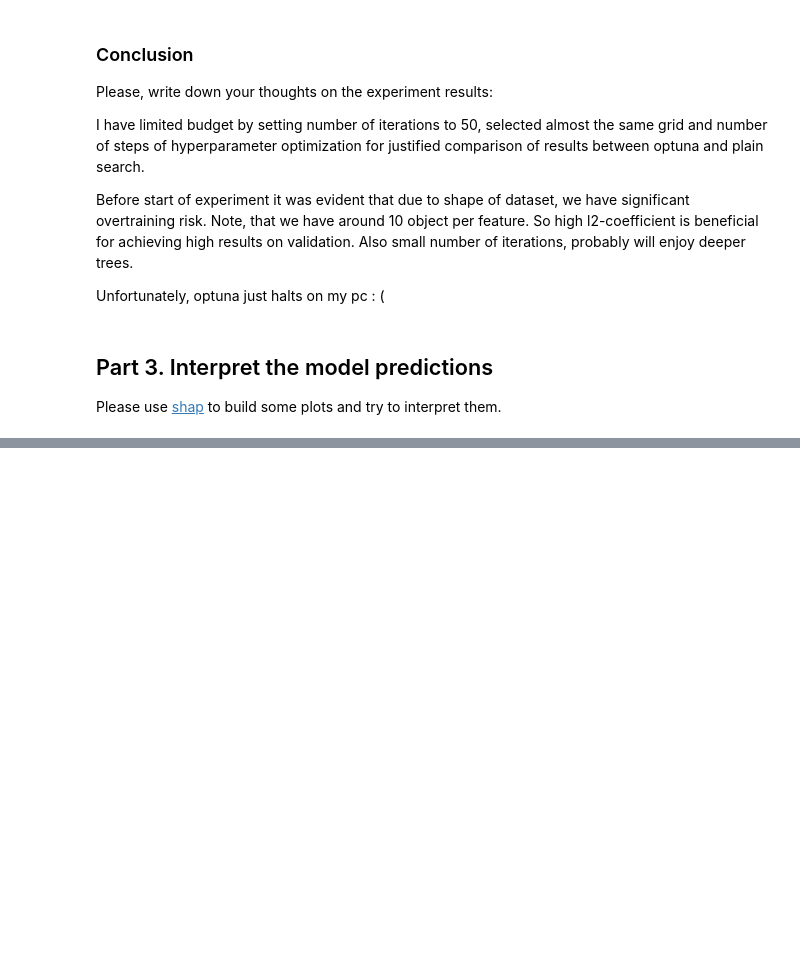
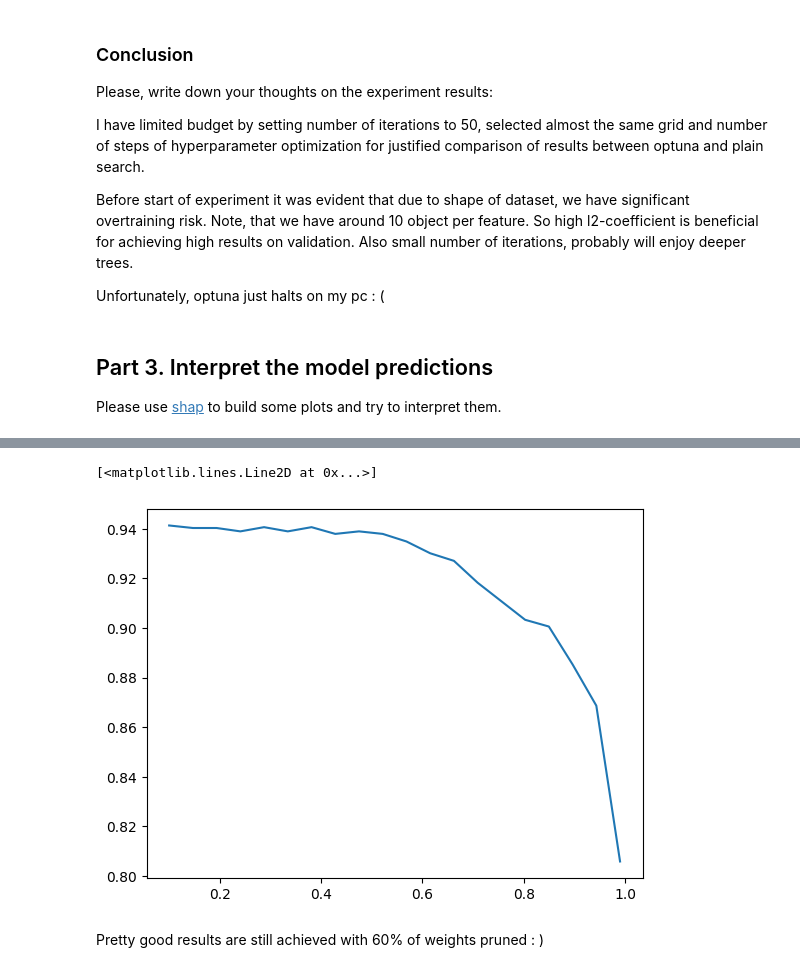
Before and after one commit to NMashalov/GirafeMLAutumn2024, a Jupyter notebook: homeworks/lab_02/lab02_boosting_and_explanation.ipynb, the cells around one changed output, grey strips where cells are left out. Drawn from its saved outputs; the diff is of its cells as text; code cells hidden in the pictures; blank space fills up the shorter version.

```diff
--- a/homeworks/lab_02/lab02_boosting_and_explanation.ipynb
+++ b/homeworks/lab_02/lab02_boosting_and_explanation.ipynb
@@ -257,0 +295,17 @@ Your thoughts about the plots and model behaviour:
+# %%
+import copy
+right_coef = copy.deepcopy(model.coef_)
+# %%
+import scipy.stats as sps
+results = []
+thresholds = np.linspace(0.1,0.99,20)
+for threshold in thresholds:
+    model.coef_ = np.where(np.abs(right_coef) > sps.norm.ppf(0.5+0.5*threshold) * right_coef.reshape(-1).std(), right_coef,0)
+    results.append(np.mean(model.predict(X_test_pca) == y_test))
+# %%
+plt.plot(thresholds,results)
+# %% [output]
+[<matplotlib.lines.Line2D at 0x...>]
+[figure, added]
+# %% [markdown]
+Pretty good results are still achieved with 60% of weights pruned : )
```
Also changed, not shown: parts of 10 cells of this notebook, 5 other files.
